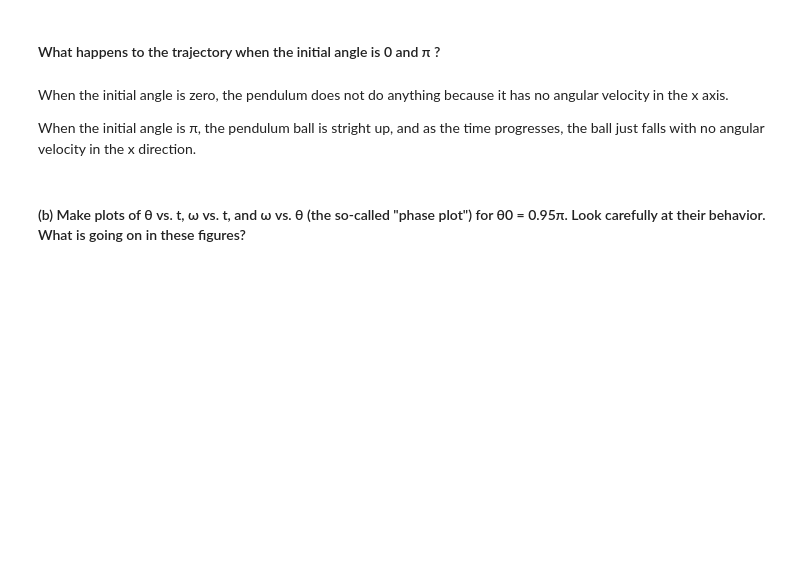
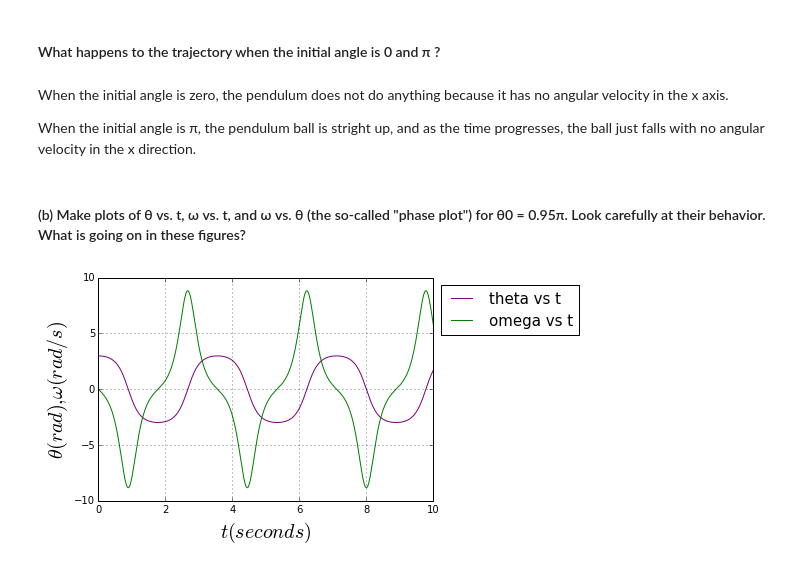
Before and after one commit to jbowen02/PHYS202-S14, a Jupyter notebook: SciPy/ODEExercises.ipynb, the cells around one changed output. Cells and saved outputs as stored; diff of their text form; code cells hidden in the pictures; blank space fills up the shorter version.

```diff
--- a/SciPy/ODEExercises.ipynb
+++ b/SciPy/ODEExercises.ipynb
@@ -71,0 +70,18 @@ th0 = .95*pi
+# %%
+g = 9.8
+ell = 0.5
+th0 = .95*pi
+t = np.arange(0.,10.+0.01,0.01)
+omega0 = 0.
+
+theta_init_6 = np.array([th0, omega0])
+theta_6 = odeint(deriv,theta_init_6,t)
+plt.plot(t,theta_6[:,0],'purple',label="theta vs t")
+plt.plot(t,theta_6[:,1],'green',label="omega vs t")
+plt.xlabel(r'$t (seconds)$',fontsize=20)
+plt.ylabel(r'$\theta (rad), \omega (rad/s)$',fontsize=20)
+plt.grid()
+plt.legend(loc="upper left", bbox_to_anchor=(1,1), fontsize=15)
+plt.show()
+# %% [output]
+[figure, added]
```
Also changed, not shown: parts of 10 cells of this notebook.
